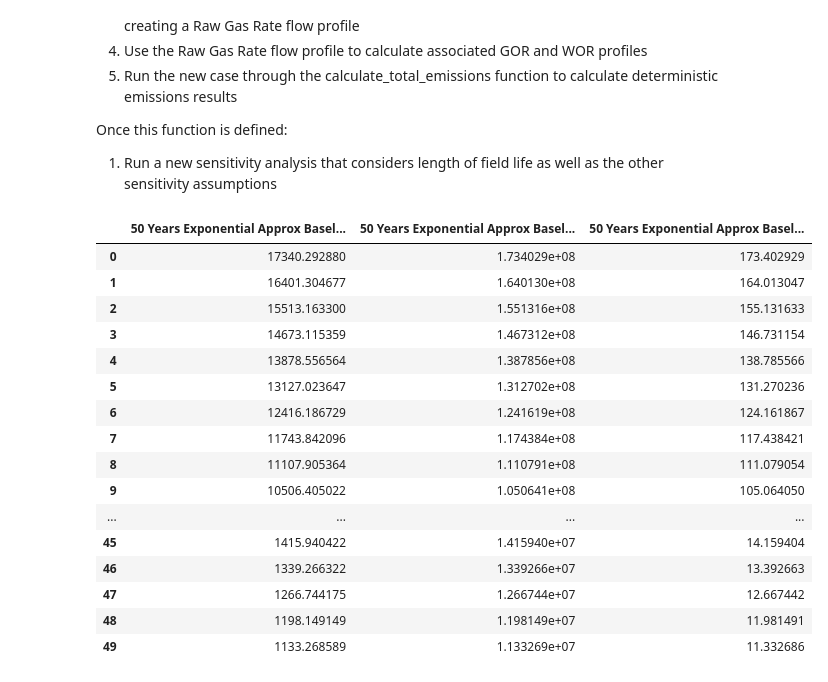
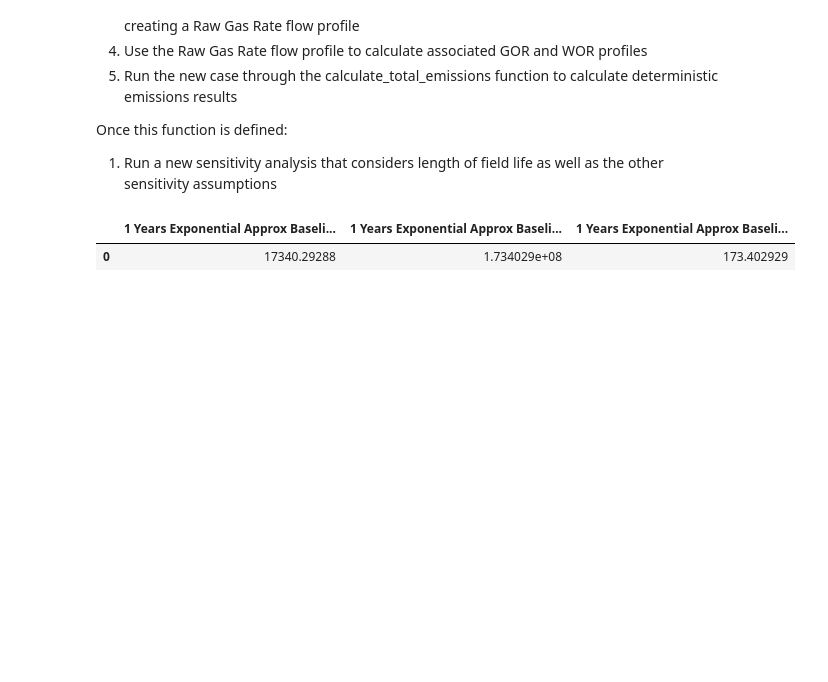
Before and after one commit to tblackfd/Geologic-Hydrogen-LCA-TEA, a Jupyter notebook: BrandtModelReplication_v0_2.ipynb, the cells around one changed output. Drawn from its saved outputs; the diff is of its cells as text; code cells hidden in the pictures; blank space fills up the shorter version.

```diff
--- a/BrandtModelReplication_v0_2.ipynb
+++ b/BrandtModelReplication_v0_2.ipynb
@@ -5704,6 +5706,8 @@ def calculate_exponential_decay_coefficients_PRESSURE(field_lifespan, new_produc
 # new_production_profile_df = calculate_exponential_decay_coefficients_PRESSURE(50)
 # new_production_profile_df
 # %%
+# Similarly to the pressure function above, define a function to calculate the exponential decay coefficients that represent a pressure decline profile similar to the baseline case but scaled over a specified field lifespan
+
 def calculate_exponential_decay_coefficients_FLOW(field_lifespan, new_production_profile_df=None, sensitivity_variables=None):
     if sensitivity_variables:
         oil_production = sensitivity_variables.get('oil_production', oil_production_default)
@@ -5719,58 +5723,47 @@ def calculate_exponential_decay_coefficients_FLOW(field_lifespan, new_production
     Q1 = Baseline_approx_year_1_flow_rate
     Q2 = Baseline_approx_year_30_flow_rate
 
-    # Calculate the decay constant k
-    k = np.log(Q1 / Q2) / (field_lifespan - 1)
+    # Can't fit the curve if only looking at 1 year of data, so create a special case where lifespan is 1 year
+    if field_lifespan == 1:
+        flow_rates = np.array([Q1])
+    else:
+        # Calculate the decay constant k
+        k = np.log(Q1 / Q2) / (field_lifespan - 1)
 
-    # Calculate the initial quantity Q0
-    Q0 = Q1 / np.exp(-k)
+        # Calculate the initial quantity Q0
+        Q0 = Q1 / np.exp(-k)
 
-    # Define the time vector for the field life
-    years = np.arange(1, field_lifespan + 1)
+        # Define the time vector for the field life
+        years = np.arange(1, field_lifespan + 1)
 
-    # Calculate the flow rates for each year using the exponential decay curve
-    flow_rates = decay_curve(years, Q0, k)
+        # Calculate the flow rates for each year using the exponential decay curve
+        flow_rates = decay_curve(years, Q0, k)
 
     # Calculate the total gas produced by the field (EUR) by summing over the flow rates for each year
     total_gas_produced = np.sum(flow_rates) * 365 / 1E6  # BCF
 
     if new_production_profile_df is None:
         new_production_profile_df = pd.DataFrame(index=np.arange(field_lifespan))
 
     new_production_profile_df[f'{field_lifespan} Years Exponential Approx Baseline Raw Gas Rate, MSCFD'] = flow_rates
 
     # Calculate the associated GOR and WOR for the fitted exponential decay curve
     new_production_profile_df[f'{field_lifespan} Years Exponential Approx Baseline GOR, SCF/BBL'] = flow_rates * 1000 / oil_production
     new_production_profile_df[f'{field_lifespan} Years Exponential Approx Baseline WOR'] = flow_rates / 1000 * water_production / oil_production
 
     return new_production_profile_df, total_gas_produced
 
     #     'new_production_profile_df': new_production_profile_df,
     #     # 'field_lifespan_record': field_lifespan_record,
     #     # 'Q0': Q0,
     #     # 'k':k,
     #     'total_gas_produced':total_gas_produced,
     #     # 'examined_case_emissions':examined_case_emissions,
     # }
-# Example usage
-new_production_profile_df, total_gas_produced = calculate_exponential_decay_coefficients_FLOW(50)
+# # Example usage
+# new_production_profile_df, total_gas_produced = calculate_exponential_decay_coefficients_FLOW(1)
 
-new_production_profile_df
+# new_production_profile_df
 # %% [output]
-|  | 50 Years Exponential Approx Basel... | 50 Years Exponential Approx Basel... | 50 Years Exponential Approx Basel... |
-| 0 | 17340.292880 | 1.734029e+08 | 173.402929 |
-| 1 | 16401.304677 | 1.640130e+08 | 164.013047 |
-| 2 | 15513.163300 | 1.551316e+08 | 155.131633 |
-| 3 | 14673.115359 | 1.467312e+08 | 146.731154 |
-| 4 | 13878.556564 | 1.387856e+08 | 138.785566 |
-| 5 | 13127.023647 | 1.312702e+08 | 131.270236 |
-| 6 | 12416.186729 | 1.241619e+08 | 124.161867 |
-| 7 | 11743.842096 | 1.174384e+08 | 117.438421 |
-| 8 | 11107.905364 | 1.110791e+08 | 111.079054 |
-| 9 | 10506.405022 | 1.050641e+08 | 105.064050 |
-| ... | ... | ... | ... |
-| 45 | 1415.940422 | 1.415940e+07 | 14.159404 |
-| 46 | 1339.266322 | 1.339266e+07 | 13.392663 |
-| 47 | 1266.744175 | 1.266744e+07 | 12.667442 |
-| 48 | 1198.149149 | 1.198149e+07 | 11.981491 |
-| 49 | 1133.268589 | 1.133269e+07 | 11.332686 |
+|  | 1 Years Exponential Approx Baseli... | 1 Years Exponential Approx Baseli... | 1 Years Exponential Approx Baseli... |
+| 0 | 17340.29288 | 1.734029e+08 | 173.402929 |
```
Also changed, not shown: parts of 6 cells of this notebook.
